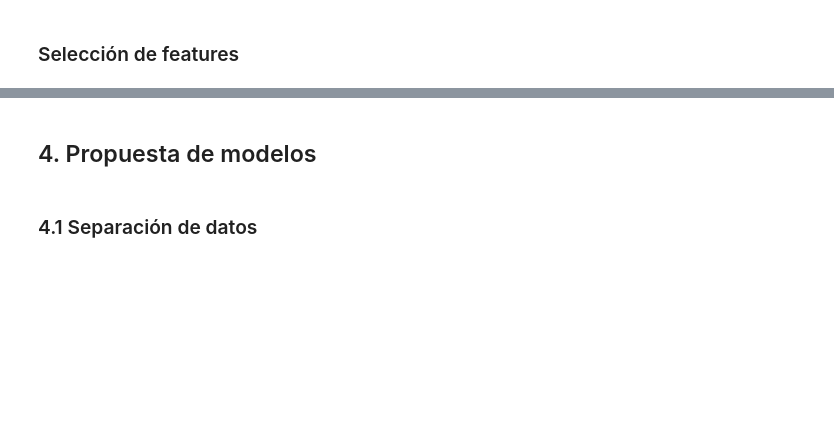
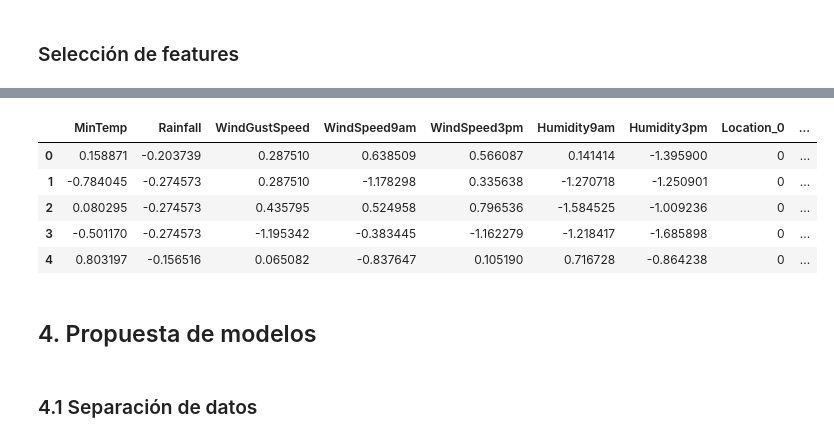
Before and after one commit to fede0ter0/ceia_and_tp_integrador, a Jupyter notebook: tp_integrador.ipynb, the cells around one changed output, grey strips where cells are left out. Cells and saved outputs as stored; diff of their text form; code cells hidden in the pictures; blank space fills up the shorter version.

```diff
--- a/tp_integrador.ipynb
+++ b/tp_integrador.ipynb
@@ -802,3 +897,45 @@ Nos interesa ver particularmente la última fila de la matriz: <br>
+# %%
+auw_data_preprocessed = df_encoded[
+    [
+        'MinTemp',
+        'Rainfall',
+        'WindGustSpeed',
+        'WindSpeed9am',
+        'WindSpeed3pm',
+        'Humidity9am',
+        'Humidity3pm',
+        'Location_0',
+        'Location_1',
+        'Location_2',
+        'Location_3',
+        'Location_4',
+        'Location_5',
+        'RainToday'
+    ]
+]
+# %%
+columns_to_scale_dict = {
+    'MinTemp':0,
+    'Rainfall':1,
+    'WindGustSpeed':2,
+    'WindSpeed9am':3,
+    'WindSpeed3pm':4,
+    'Humidity9am':5,
+    'Humidity3pm':6
+}
+columns_to_scale = list(columns_to_scale_dict.values())
+scaler = StandardScaler()
+X_scaled = auw_data_preprocessed.copy()
+X_scaled.iloc[:,columns_to_scale] = scaler.fit_transform(X_scaled.iloc[:,columns_to_scale])
+# %%
+X_scaled.head(5)
+# %% [output]
+|  | MinTemp | Rainfall | WindGustSpeed | WindSpeed9am | WindSpeed3pm | Humidity9am | Humidity3pm | Location_0 | ... |
+| 0 | 0.158871 | -0.203739 | 0.287510 | 0.638509 | 0.566087 | 0.141414 | -1.395900 | 0 | ... |
+| 1 | -0.784045 | -0.274573 | 0.287510 | -1.178298 | 0.335638 | -1.270718 | -1.250901 | 0 | ... |
+| 2 | 0.080295 | -0.274573 | 0.435795 | 0.524958 | 0.796536 | -1.584525 | -1.009236 | 0 | ... |
+| 3 | -0.501170 | -0.274573 | -1.195342 | -0.383445 | -1.162279 | -1.218417 | -1.685898 | 0 | ... |
+| 4 | 0.803197 | -0.156516 | 0.065082 | -0.837647 | 0.105190 | 0.716728 | -0.864238 | 0 | ... |
 # %% [markdown]
 ## 4. Propuesta de modelos
 # %% [markdown]
```
Also changed, not shown: parts of 19 cells of this notebook.
